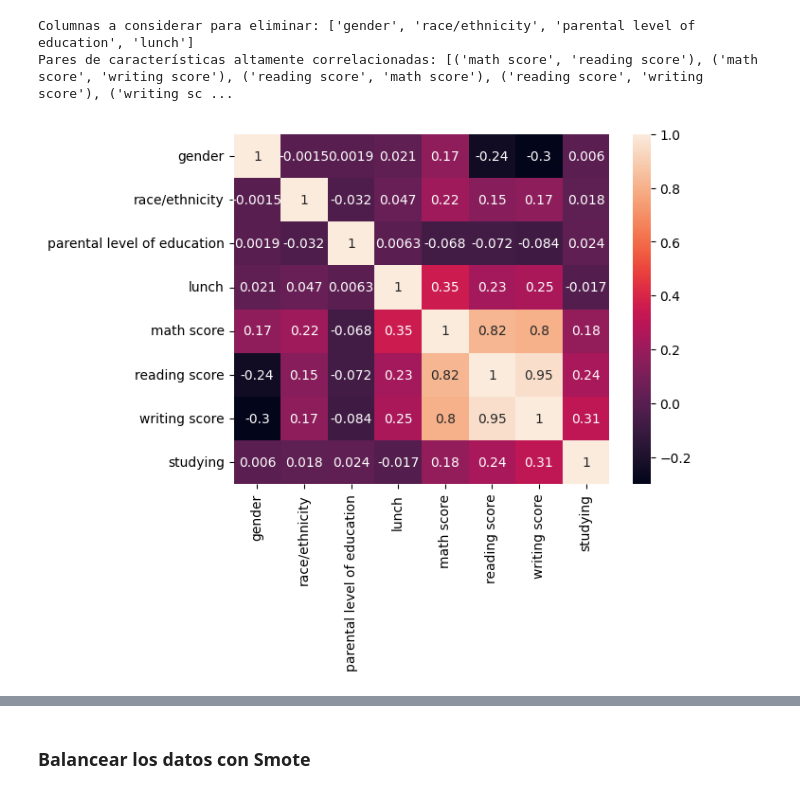
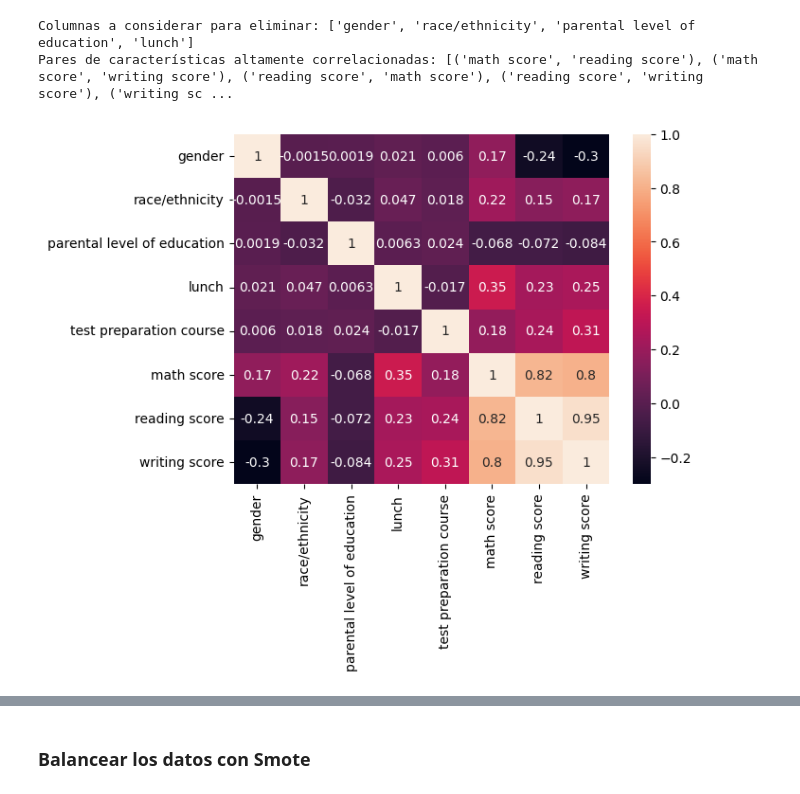
Before and after one commit to AdrianRodriguezJorge/Student_Dropout_Prediction, a Jupyter notebook: model_with_smote.ipynb, the cells around one changed output, grey strips where cells are left out. Cells and saved outputs as stored; diff of their text form; code cells hidden in the pictures.

```diff
--- a/model_with_smote.ipynb
+++ b/model_with_smote.ipynb
@@ -71,21 +72,21 @@ data.head()
 # %%
 sns.heatmap(data.corr(), annot=True)
 corr = data.corr()
 
 # Correlación con el target
-target_corr = corr['studying']
+target_corr = corr['test preparation course']
 
 # Mostrar características con baja correlación
 low_corr_features = target_corr[abs(target_corr) < 0.1].index.tolist()
 print("Columnas a considerar para eliminar:", low_corr_features)
 
 # Verificar colinealidad
 high_corr_pairs = [(i, j) for i in corr.columns for j in corr.columns if i != j and abs(corr[i][j]) > 0.8]
 print("Pares de características altamente correlacionadas:", high_corr_pairs)
 # %% [output]
 Columnas a considerar para eliminar: ['gender', 'race/ethnicity', 'parental level of education', 'lunch']
 Pares de características altamente correlacionadas: [('math score', 'reading score'), ('math score', 'writing score'), ('reading score', 'math score'), ('reading score', 'writing score'), ('writing sc ...
-[figure, old version]
+[figure, new version]
 # %%
 from sklearn.model_selection import train_test_split
 
```
Also changed, not shown: parts of 11 cells of this notebook, 4 other files.
